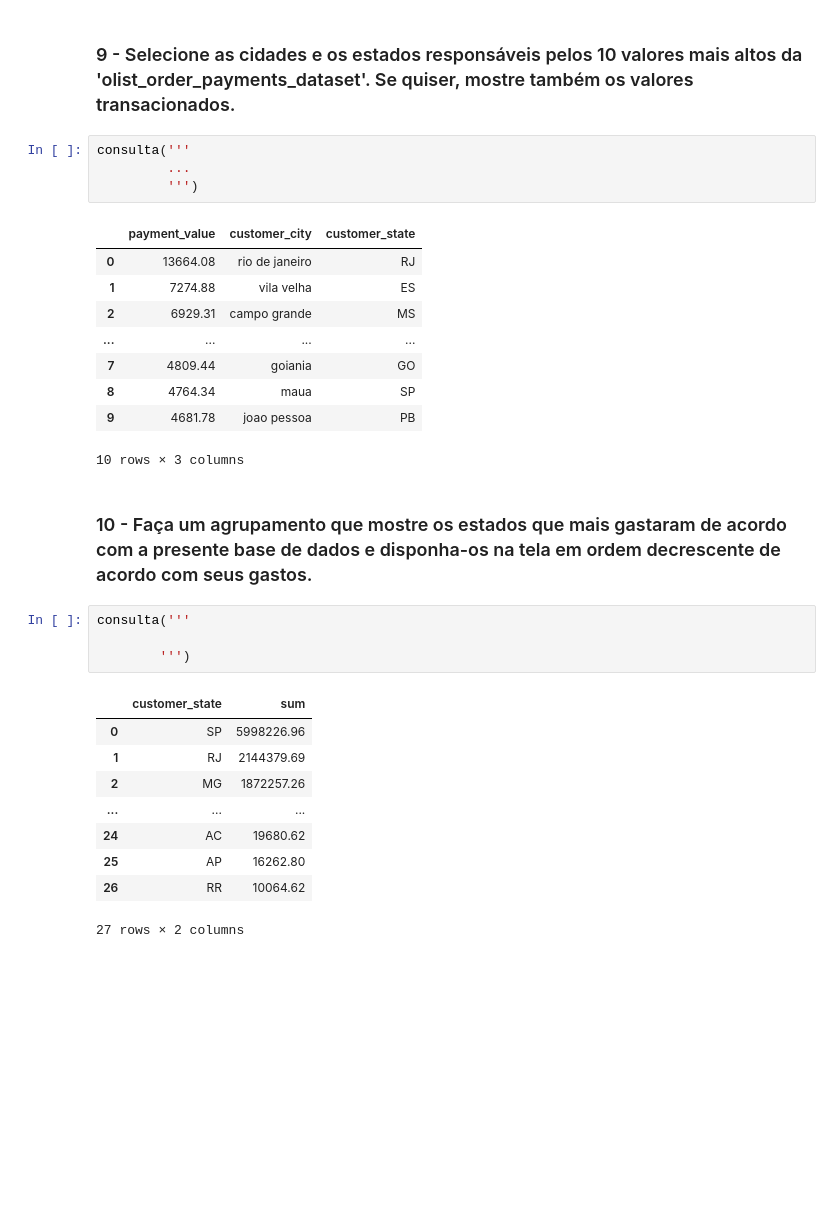
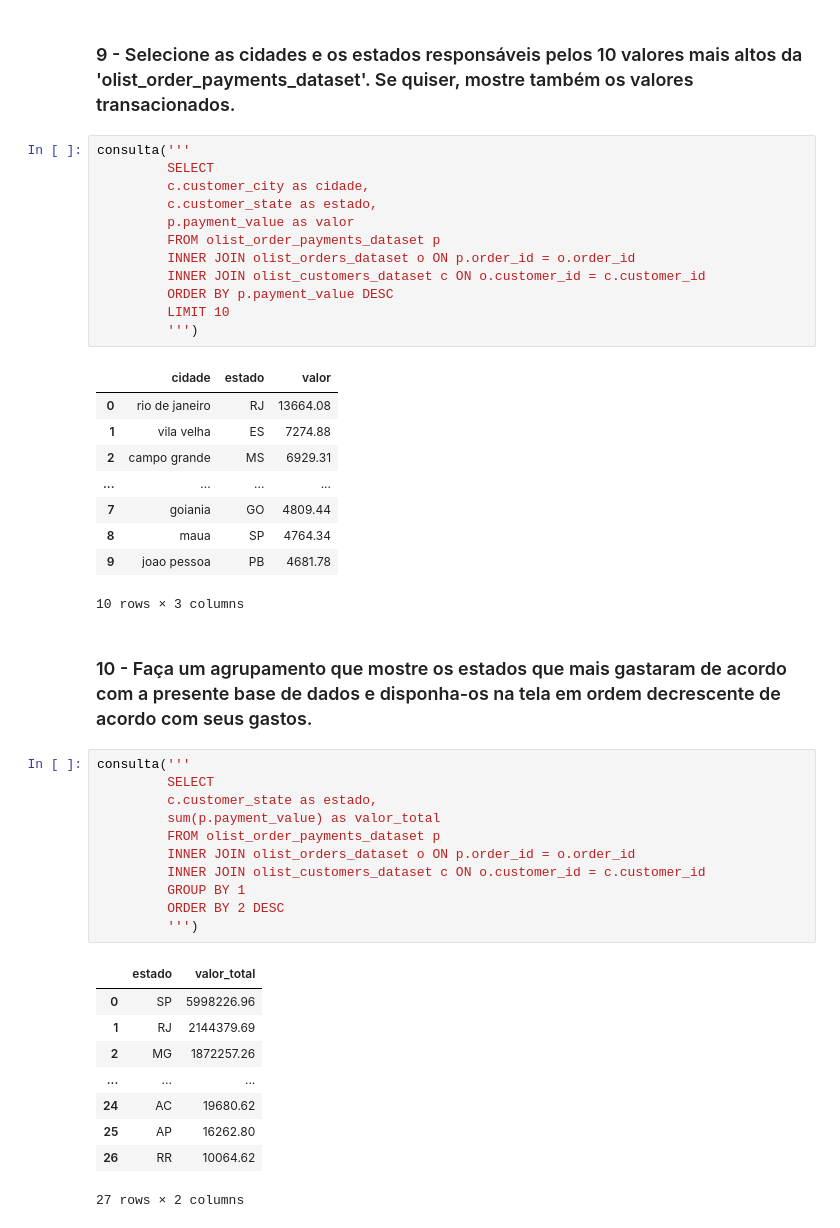
Before and after one commit to thaispatricio9/br-sql-exercises, a Jupyter notebook: sqlite3_exercises.ipynb, the cells around one changed output. Drawn from its saved outputs; the diff is of its cells as text; blank space fills up the shorter version.

```diff
--- a/sqlite3_exercises.ipynb
+++ b/sqlite3_exercises.ipynb
@@ -152,32 +150,47 @@ consulta('''SELECT * from olist_order_payments_dataset
 # %% [markdown]
 ### 9 - Selecione as cidades e os estados responsáveis pelos 10 valores mais altos da 'olist_order_payments_dataset'. Se quiser, mostre também os valores transacionados.
-# %%
-consulta('''
-         ...
-         ''')
-# %% [output]
-|  | payment_value | customer_city | customer_state |
-| 0 | 13664.08 | rio de janeiro | RJ |
-| 1 | 7274.88 | vila velha | ES |
-| 2 | 6929.31 | campo grande | MS |
-| ... | ... | ... | ... |
-| 7 | 4809.44 | goiania | GO |
-| 8 | 4764.34 | maua | SP |
-| 9 | 4681.78 | joao pessoa | PB |
-10 rows × 3 columns
+# %%
+consulta('''
+         SELECT
+         c.customer_city as cidade,
+         c.customer_state as estado,
+         p.payment_value as valor
+         FROM olist_order_payments_dataset p
+         INNER JOIN olist_orders_dataset o ON p.order_id = o.order_id
+         INNER JOIN olist_customers_dataset c ON o.customer_id = c.customer_id
+         ORDER BY p.payment_value DESC
+         LIMIT 10
+         ''')
+# %% [output]
+|  | cidade | estado | valor |
+| 0 | rio de janeiro | RJ | 13664.08 |
+| 1 | vila velha | ES | 7274.88 |
+| 2 | campo grande | MS | 6929.31 |
+| ... | ... | ... | ... |
+| 7 | goiania | GO | 4809.44 |
+| 8 | maua | SP | 4764.34 |
+| 9 | joao pessoa | PB | 4681.78 |
+10 rows × 3 columns
 # %% [markdown]
 ### 10  - Faça um agrupamento que mostre os estados que mais gastaram de acordo com a presente base de dados e disponha-os na tela em ordem decrescente de acordo com seus gastos.
-# %%
-consulta('''
-
-        ''')
-# %% [output]
-|  | customer_state | sum |
-| 0 | SP | 5998226.96 |
-| 1 | RJ | 2144379.69 |
-| 2 | MG | 1872257.26 |
-| ... | ... | ... |
-| 24 | AC | 19680.62 |
-| 25 | AP | 16262.80 |
-| 26 | RR | 10064.62 |
-27 rows × 2 columns
+# %%
+consulta('''
+         SELECT
+         c.customer_state as estado,
+         sum(p.payment_value) as valor_total
+         FROM olist_order_payments_dataset p
+         INNER JOIN olist_orders_dataset o ON p.order_id = o.order_id
+         INNER JOIN olist_customers_dataset c ON o.customer_id = c.customer_id
+         GROUP BY 1
+         ORDER BY 2 DESC
+         ''')
+# %% [output]
+|  | estado | valor_total |
+| 0 | SP | 5998226.96 |
+| 1 | RJ | 2144379.69 |
+| 2 | MG | 1872257.26 |
+| ... | ... | ... |
+| 24 | AC | 19680.62 |
+| 25 | AP | 16262.80 |
+| 26 | RR | 10064.62 |
+27 rows × 2 columns
```
Also changed, not shown: parts of 8 cells of this notebook.
